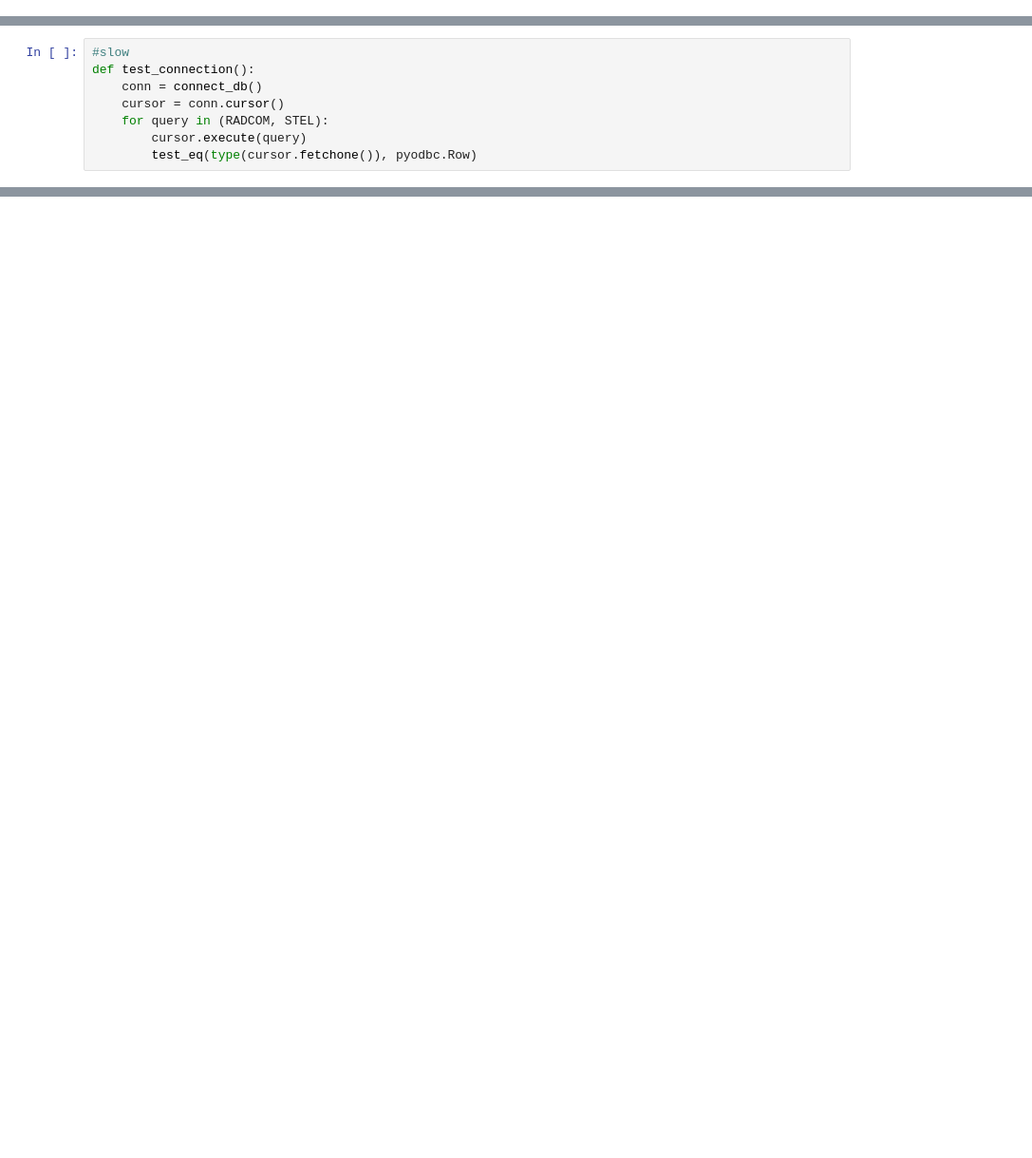
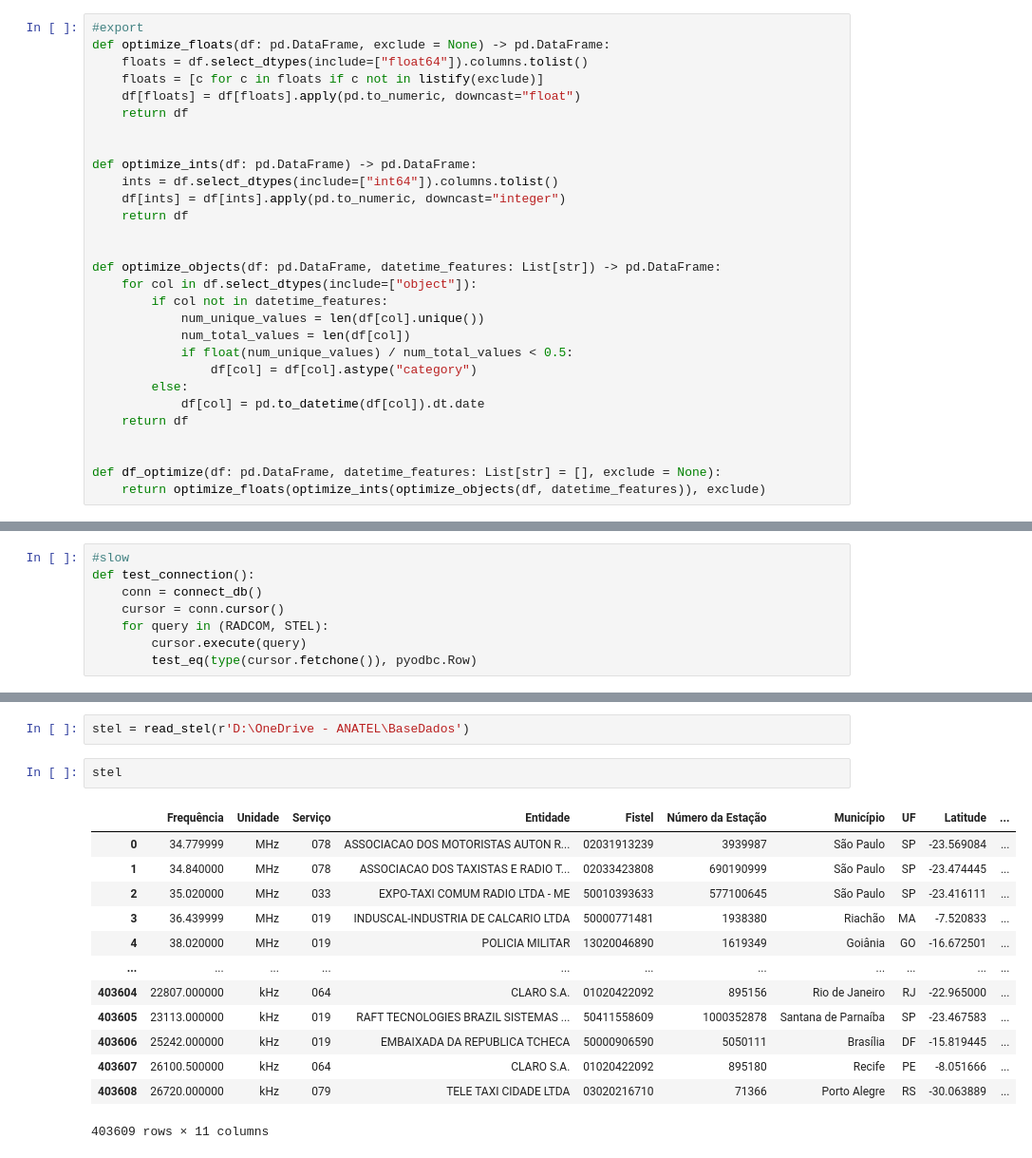
Before and after one commit to ronaldokun/anateldb, a Jupyter notebook: queries.ipynb, the cells around one changed output, grey strips where cells are left out. Shown at 95% size. Saved outputs shown, nothing was run; the diff lists cells and outputs as text; blank space fills up the shorter version.

```diff
--- a/queries.ipynb
+++ b/queries.ipynb
@@ -94,3 +219,32 @@ and h.NumServico <> '010'
+# %%
+#export
+def optimize_floats(df: pd.DataFrame, exclude = None) -> pd.DataFrame:
+    floats = df.select_dtypes(include=["float64"]).columns.tolist()
+    floats = [c for c in floats if c not in listify(exclude)]
+    df[floats] = df[floats].apply(pd.to_numeric, downcast="float")
+    return df
+
+
+def optimize_ints(df: pd.DataFrame) -> pd.DataFrame:
+    ints = df.select_dtypes(include=["int64"]).columns.tolist()
+    df[ints] = df[ints].apply(pd.to_numeric, downcast="integer")
+    return df
+
+
+def optimize_objects(df: pd.DataFrame, datetime_features: List[str]) -> pd.DataFrame:
+    for col in df.select_dtypes(include=["object"]):
+        if col not in datetime_features:
+            num_unique_values = len(df[col].unique())
+            num_total_values = len(df[col])
+            if float(num_unique_values) / num_total_values < 0.5:
+                df[col] = df[col].astype("category")
+        else:
+            df[col] = pd.to_datetime(df[col]).dt.date
+    return df
+
+
+def df_optimize(df: pd.DataFrame, datetime_features: List[str] = [], exclude = None):
+    return optimize_floats(optimize_ints(optimize_objects(df, datetime_features)), exclude)
 # %%
 #export
 def connect_db():
@@ -153,0 +641,18 @@ Converted redmine.ipynb.
+# %%
+stel = read_stel(r'D:\OneDrive - ANATEL\BaseDados')
+# %%
+stel
+# %% [output]
+|  | Frequência | Unidade | Serviço | Entidade | Fistel | Número da Estação | Município | UF | Latitude | ... |
+| 0 | 34.779999 | MHz | 078 | ASSOCIACAO DOS MOTORISTAS AUTON R... | 02031913239 | 3939987 | São Paulo | SP | -23.569084 | ... |
+| 1 | 34.840000 | MHz | 078 | ASSOCIACAO DOS TAXISTAS E RADIO T... | 02033423808 | 690190999 | São Paulo | SP | -23.474445 | ... |
+| 2 | 35.020000 | MHz | 033 | EXPO-TAXI COMUM RADIO LTDA - ME | 50010393633 | 577100645 | São Paulo | SP | -23.416111 | ... |
+| 3 | 36.439999 | MHz | 019 | INDUSCAL-INDUSTRIA DE CALCARIO LTDA | 50000771481 | 1938380 | Riachão | MA | -7.520833 | ... |
+| 4 | 38.020000 | MHz | 019 | POLICIA MILITAR | 13020046890 | 1619349 | Goiânia | GO | -16.672501 | ... |
+| ... | ... | ... | ... | ... | ... | ... | ... | ... | ... | ... |
+| 403604 | 22807.000000 | kHz | 064 | CLARO S.A. | 01020422092 | 895156 | Rio de Janeiro | RJ | -22.965000 | ... |
+| 403605 | 23113.000000 | kHz | 019 | RAFT TECNOLOGIES BRAZIL SISTEMAS ... | 50411558609 | 1000352878 | Santana de Parnaíba | SP | -23.467583 | ... |
+| 403606 | 25242.000000 | kHz | 019 | EMBAIXADA DA REPUBLICA TCHECA | 50000906590 | 5050111 | Brasília | DF | -15.819445 | ... |
+| 403607 | 26100.500000 | kHz | 064 | CLARO S.A. | 01020422092 | 895180 | Recife | PE | -8.051666 | ... |
+| 403608 | 26720.000000 | kHz | 079 | TELE TAXI CIDADE LTDA | 03020216710 | 71366 | Porto Alegre | RS | -30.063889 | ... |
+403609 rows × 11 columns
```
Also changed, not shown: parts of 23 cells of this notebook, 21 other files.
